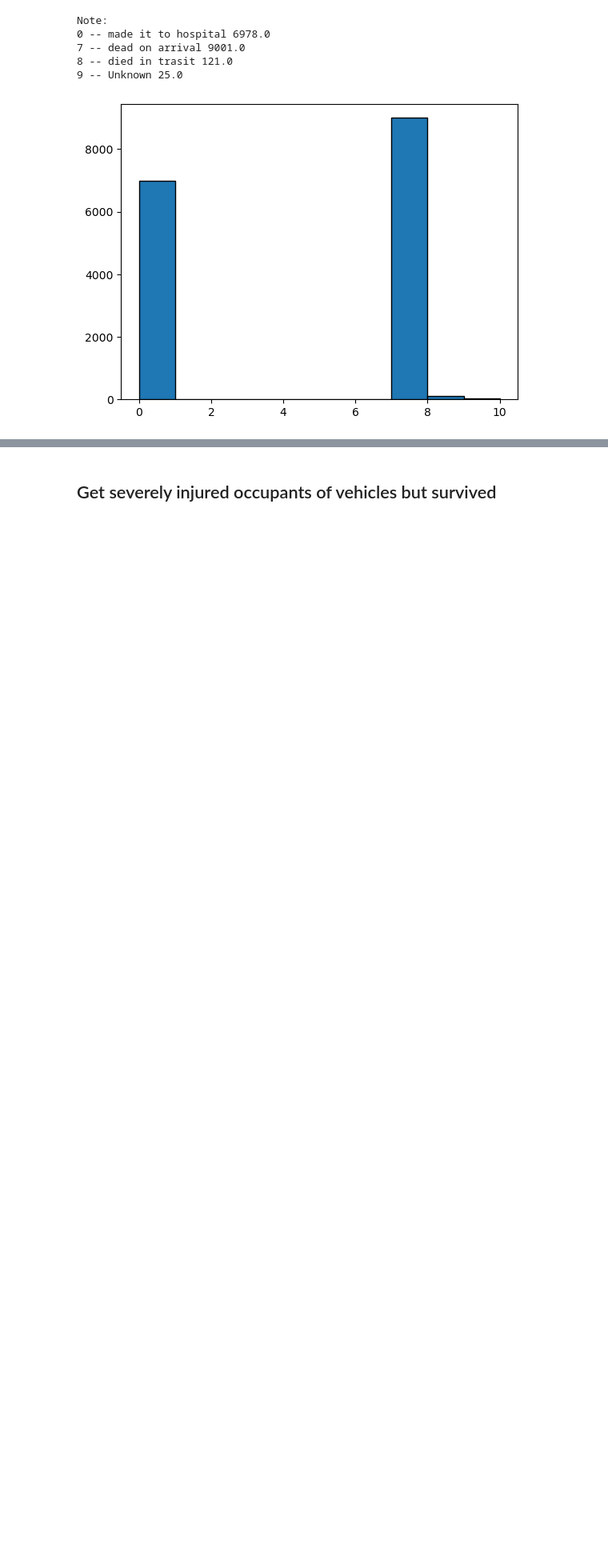
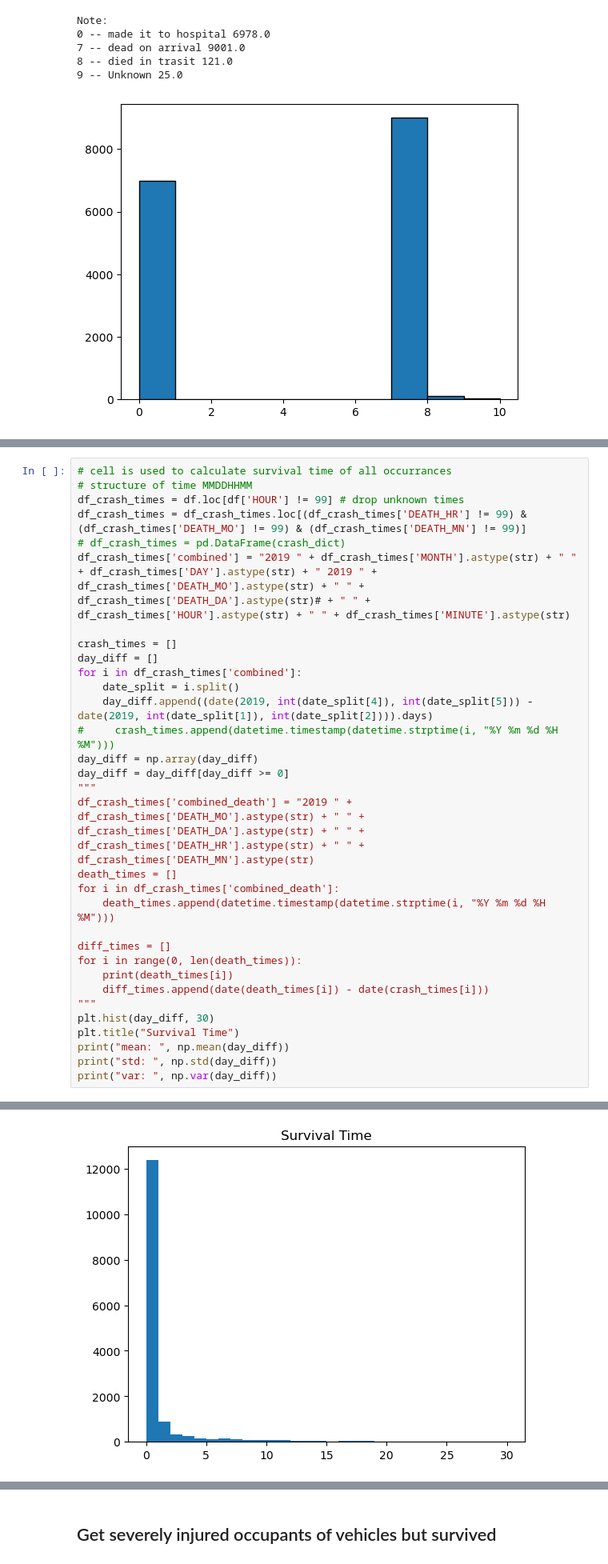
Before and after one commit to braxtonhaynie/IE565_applied_data_science, a Jupyter notebook: parse_data.ipynb, the cells around one changed output, grey strips where cells are left out. Shown: that part at 80% size. Cells and saved outputs as stored; diff of their text form; blank space fills up the shorter version.

Commit message:
added survival time graphs

```diff
--- a/parse_data.ipynb
+++ b/parse_data.ipynb
@@ -164,0 +142,33 @@ Note:
+# %%
+# cell is used to calculate survival time of all occurrances
+# structure of time MMDDHHMM
+df_crash_times = df.loc[df['HOUR'] != 99] # drop unknown times
+df_crash_times = df_crash_times.loc[(df_crash_times['DEATH_HR'] != 99) & (df_crash_times['DEATH_MO'] != 99) & (df_crash_times['DEATH_MN'] != 99)]
+# df_crash_times = pd.DataFrame(crash_dict)
+df_crash_times['combined'] = "2019 " + df_crash_times['MONTH'].astype(str) + " " + df_crash_times['DAY'].astype(str) + " 2019 " + df_crash_times['DEATH_MO'].astype(str) + " " + df_crash_times['DEATH_DA'].astype(str)# + " " + df_crash_times['HOUR'].astype(str) + " " + df_crash_times['MINUTE'].astype(str)
+
+crash_times = []
+day_diff = []
+for i in df_crash_times['combined']:
+    date_split = i.split()
+    day_diff.append((date(2019, int(date_split[4]), int(date_split[5])) - date(2019, int(date_split[1]), int(date_split[2]))).days)
+#     crash_times.append(datetime.timestamp(datetime.strptime(i, "%Y %m %d %H %M")))
+day_diff = np.array(day_diff)
+day_diff = day_diff[day_diff >= 0]
+"""
+df_crash_times['combined_death'] = "2019 " + df_crash_times['DEATH_MO'].astype(str) + " " + df_crash_times['DEATH_DA'].astype(str) + " " + df_crash_times['DEATH_HR'].astype(str) + " " + df_crash_times['DEATH_MN'].astype(str)
+death_times = []
+for i in df_crash_times['combined_death']:
+    death_times.append(datetime.timestamp(datetime.strptime(i, "%Y %m %d %H %M")))
+
+diff_times = []
+for i in range(0, len(death_times)):
+    print(death_times[i])
+    diff_times.append(date(death_times[i]) - date(crash_times[i]))
+"""
+plt.hist(day_diff, 30)
+plt.title("Survival Time")
+print("mean: ", np.mean(day_diff))
+print("std: ", np.std(day_diff))
+print("var: ", np.var(day_diff))
+# %% [output]
@@ -164,0 +178 @@ Note:
+[figure, added]
```
Also changed, not shown: parts of 15 cells of this notebook.
